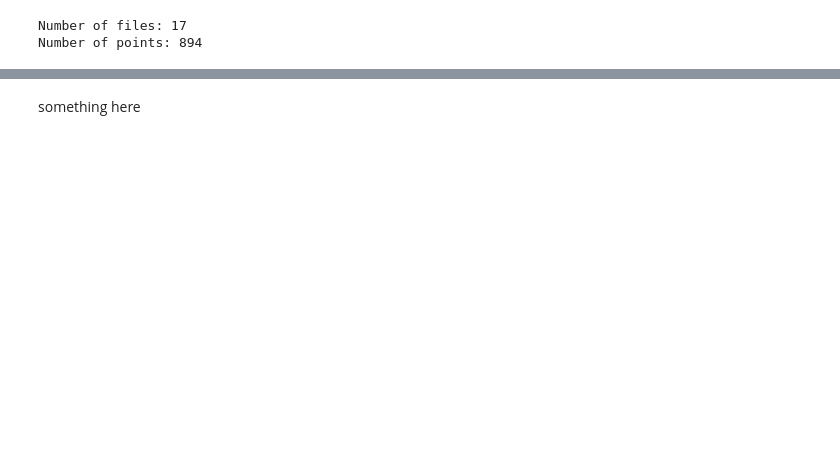
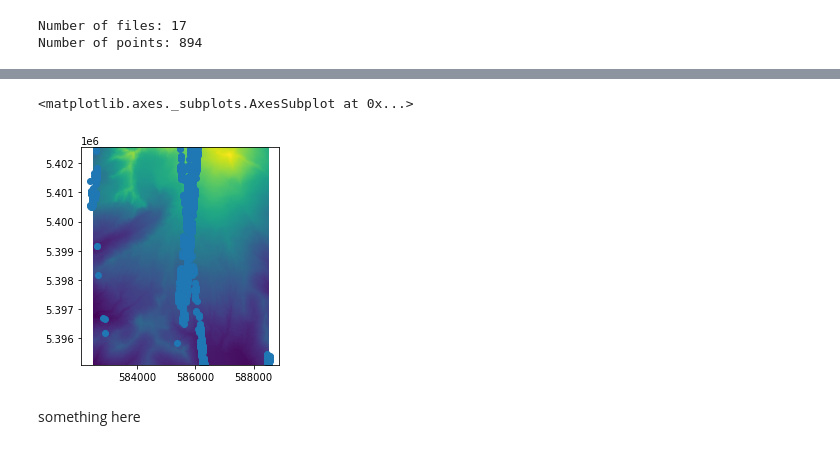
Before and after one commit to ICESAT-2HackWeek/Assimilation, a Jupyter notebook: contributors/whyjz/ICESat2-interp.ipynb, the cells around one changed output, grey strips where cells are left out. Cells and saved outputs as stored; diff of their text form; code cells hidden in the pictures; blank space fills up the shorter version.

Commit message:
Modify reference_dem.show()

```diff
--- a/contributors/whyjz/ICESat2-interp.ipynb
+++ b/contributors/whyjz/ICESat2-interp.ipynb
@@ -121,0 +127,6 @@ import glob
+# %%
+import geopandas as gpd
+
+# ddf_gpd = gpd.GeoDataFrame(glas_df, geometry=gpd.points_from_xy(glas_df['lon'], glas_df['lat']), crs='EPSG:32610')
+ddf_gpd = gpd.GeoDataFrame(ddf, geometry=gpd.points_from_xy(ddf['x'], ddf['y']), crs='EPSG:32610')
+ddf_gpd
@@ -122,2 +147,36 @@ import glob
+# %%
+import matplotlib.pyplot as plt
+# import rasterio
+# from rasterio.plot import show
+
+%matplotlib inline
+
+# plt.imshow(dem.dem)
+# plt.plot(ddf['x'], ddf['y'])
+
+fig,ax = plt.subplots()
+
+# ax.imshow(dem.dem,cmap='inferno',extent=[dem.x.min(),dem.x.max(),dem.y.min(),dem.y.max()])
+# ax.imshow(dem.dem)
+dem.show(ax=ax)
+# ax.plot(584000, 5398000, '.', markersize=25, markerfacecolor='r')
+
+# im = ax.imshow(dem,cmap='inferno',extent=[dem.x.min(),dem.x.max(),dem.y.min(),dem.y.max()])
+
+# dem.show()
+# fig,ax = plt.subplots()
+# im = ax.imshow(dem.dem,cmap='inferno')
+# ax = dem.show()
+ddf_gpd.plot(ax=ax)
+
+# ax.plot(ddf['x'], ddf['y'])
+# cm = plt.cm.get_cmap('RdYlBu_r')
+
+
+# sc = ax.scatter(ddf['x'], ddf['y'], c=ddf['h_li'], vmin=ddf['h_li'].min(), vmax=ddf['h_li'].max(), cmap=cm, s=10)
+# plt.colorbar(sc)
+# %% [output]
+<matplotlib.axes._subplots.AxesSubplot at 0x...>
+[figure, added]
 # %% [markdown]
 something here
```
Also changed, not shown: parts of 9 cells of this notebook, 1 other file.
